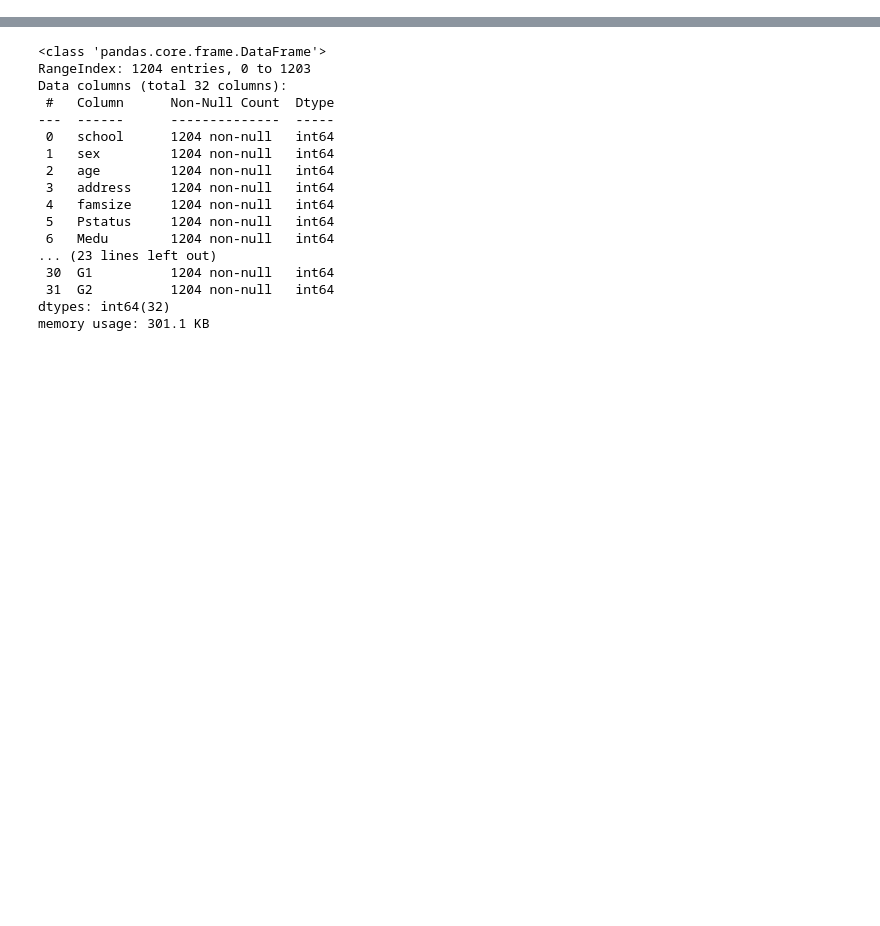
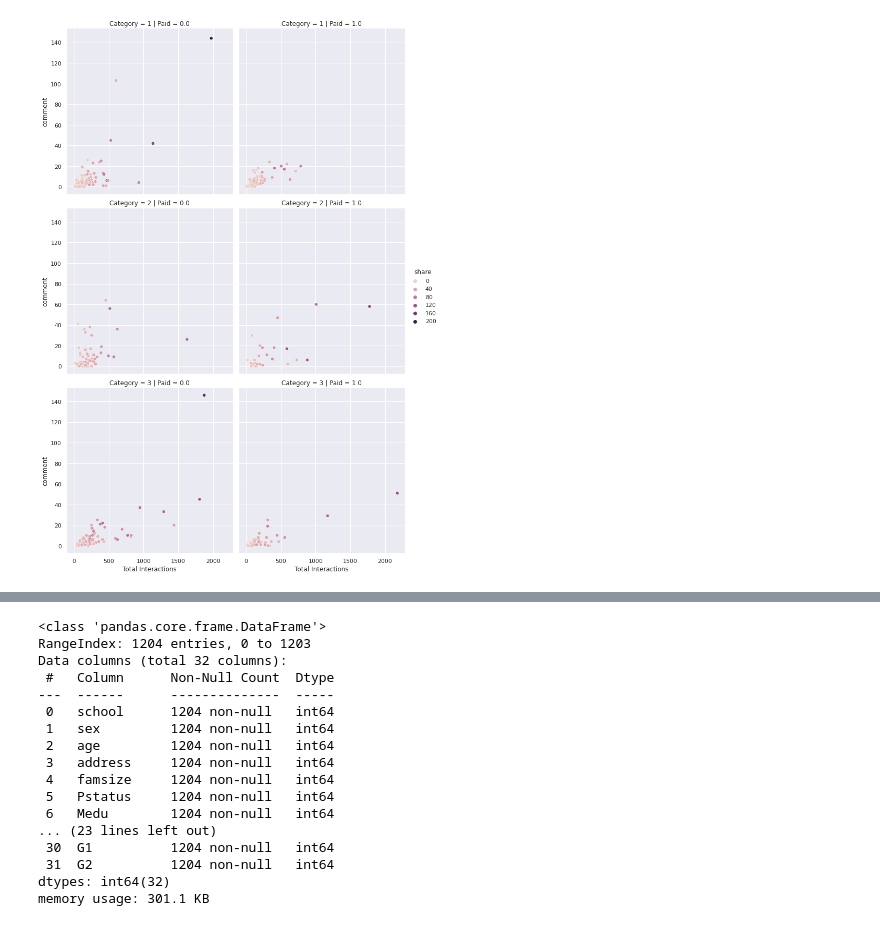
Before and after one commit to RedBatProject/Sea-Born, a Jupyter notebook: SeaBorn.ipynb, the cells around one changed output, grey strips where cells are left out. Cells and saved outputs as stored; diff of their text form; code cells hidden in the pictures; blank space fills up the shorter version.

Commit message:
some data added

```diff
--- a/SeaBorn.ipynb
+++ b/SeaBorn.ipynb
@@ -8,0 +11,3 @@ sns.set_theme(style="darkgrid")
+# %%
+data = pd.read_csv('/content/drive/MyDrive/A/Data Class/Performsnce facebook/facebook comments.csv')
+data
@@ -8,0 +28,6 @@ sns.set_theme(style="darkgrid")
+# %%
+data.dropna(inplace=True)
+# %%
+data['type_cat'] = data['Type'].factorize()[0]
+# %%
+data = data[data['Total Interactions']<3000]
@@ -8,0 +49,6 @@ sns.set_theme(style="darkgrid")
+# %%
+sns.relplot(x="Total Interactions", y="comment", hue='share',
+            col="Paid", row="Category",
+            data=data);
+# %% [output]
+[figure, added]
```
Also changed, not shown: parts of 8 cells of this notebook.
